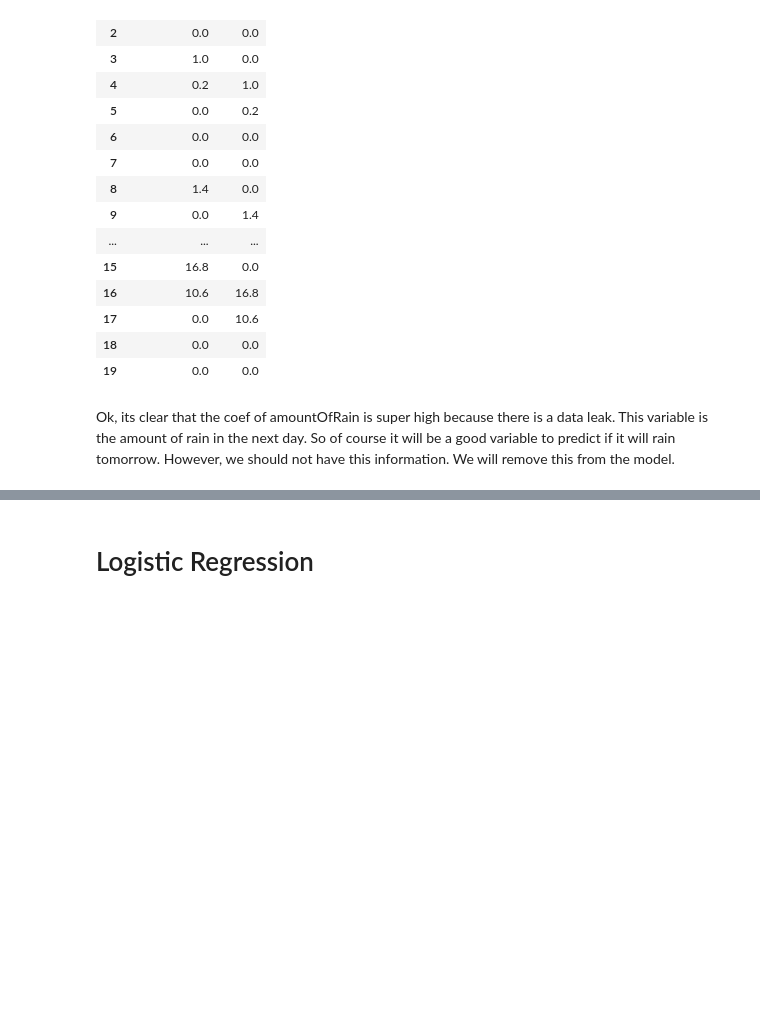
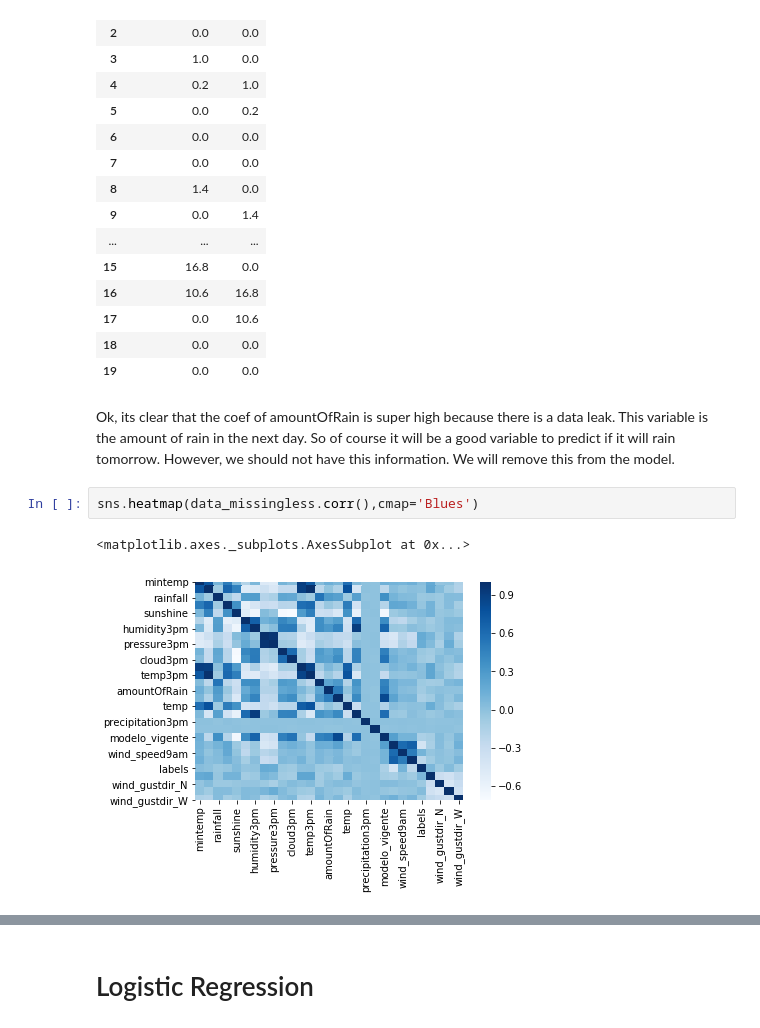
Before and after one commit to pedrodgn/ironhack, a Jupyter notebook: week8-MachineLearning/Project Rain in Australia.ipynb, the cells around one changed output, grey strips where cells are left out. Cells and saved outputs as stored; diff of their text form; blank space fills up the shorter version.

```diff
--- a/week8-MachineLearning/Project Rain in Australia.ipynb
+++ b/week8-MachineLearning/Project Rain in Australia.ipynb
@@ -673,3 +673,8 @@ data[['amountOfRain','rainfall']].head(20)
 | 19 | 0.0 | 0.0 |
 # %% [markdown]
 Ok, its clear that the coef of amountOfRain is super high because there is a data leak. This variable is the amount of rain in the next day. So of course it will be a good variable to predict if it will rain tomorrow. However, we should not have this information. We will remove this from the model.
+# %%
+sns.heatmap(data_missingless.corr(),cmap='Blues')
+# %% [output]
+<matplotlib.axes._subplots.AxesSubplot at 0x...>
+[figure, added]
```
Also changed, not shown: parts of 16 cells of this notebook.
